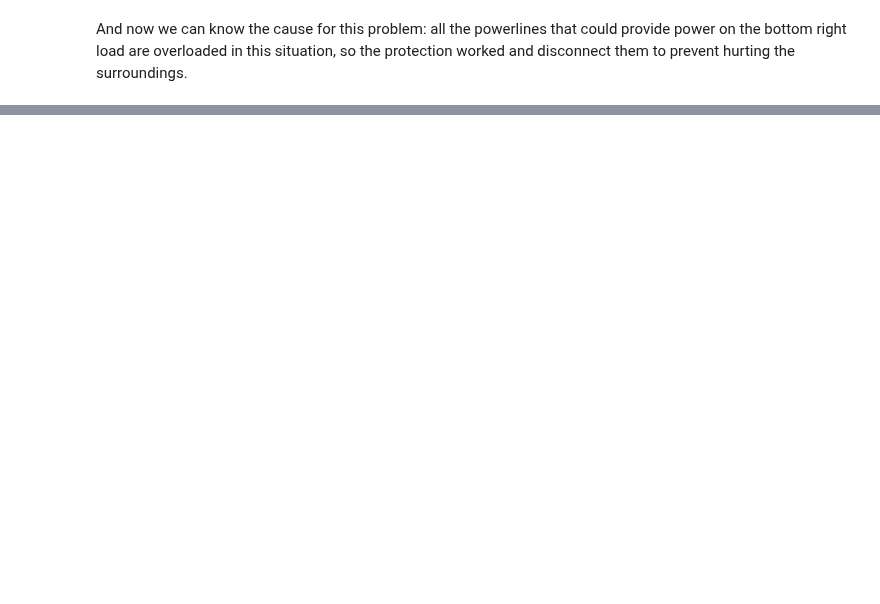
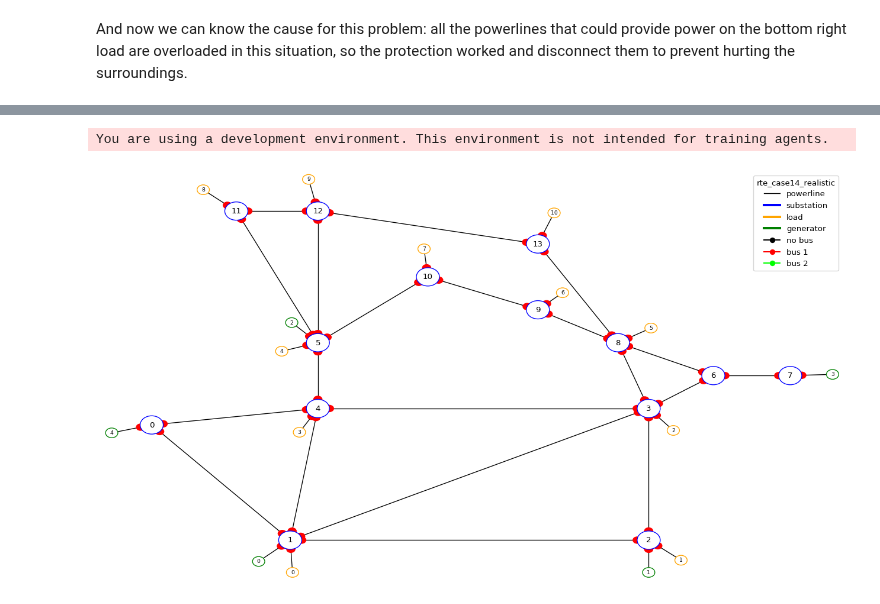
Before and after one commit to Grid2op/grid2op, a Jupyter notebook: getting_started/0_SmallExample.ipynb, the cells around one changed output, grey strips where cells are left out. Drawn from its saved outputs; the diff is of its cells as text; code cells hidden in the pictures; blank space fills up the shorter version.

```diff
--- a/getting_started/0_SmallExample.ipynb
+++ b/getting_started/0_SmallExample.ipynb
@@ -101,0 +108,7 @@ And now we can know the cause for this problem: all the powerlines that could pr
+# %%
+env_14 = grid2op.make("rte_case14_realistic", test=True)
+plot_helper_14 = PlotMatplot(env_14.observation_space)
+_ = plot_helper_14.plot_layout()
+# %% [output]
+You are using a development environment. This environment is not intended for training agents.
+[figure, added]
```
Also changed, not shown: parts of 13 cells of this notebook, 4 other files.
